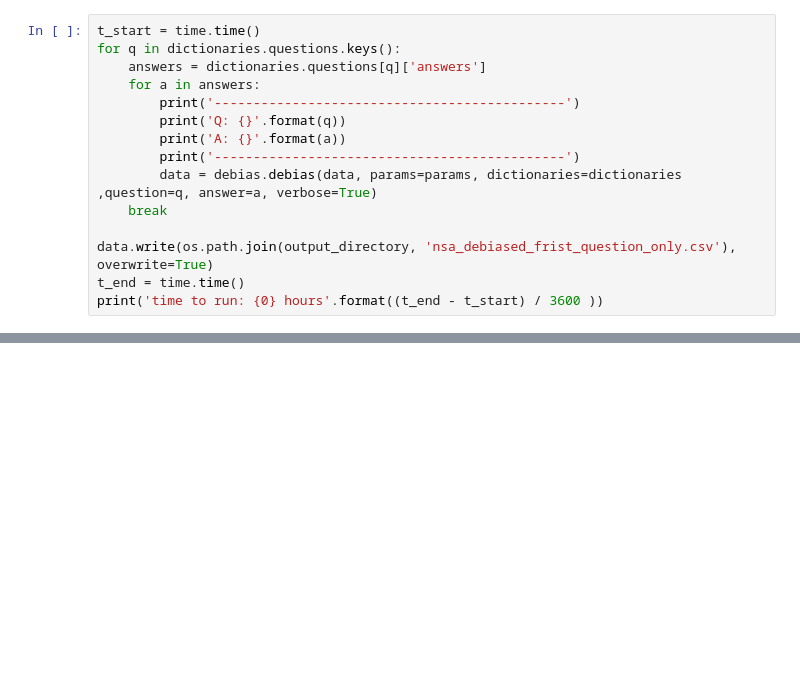
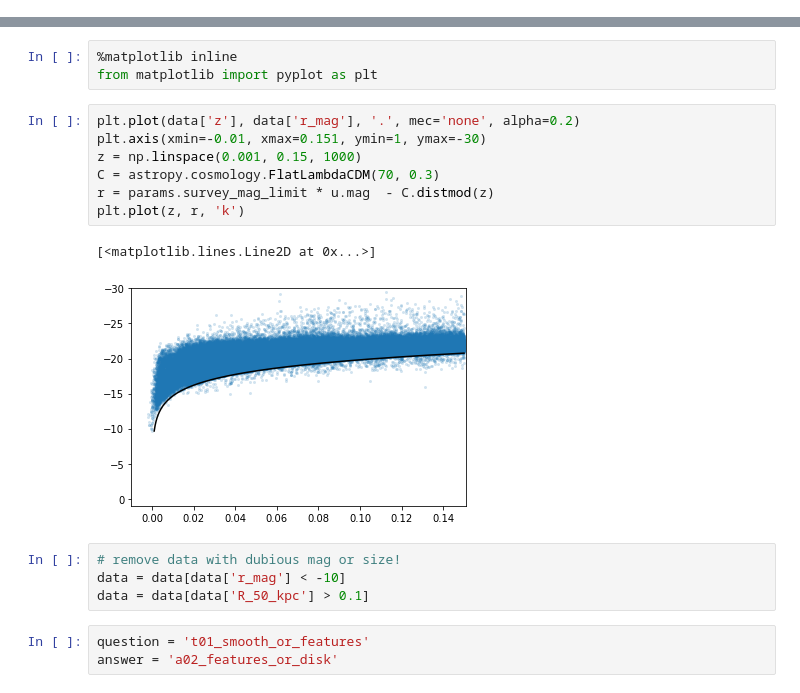
Before and after one commit to bamford/Debiasing, a Jupyter notebook: debias.ipynb, the cells around one changed output, grey strips where cells are left out. Cells and saved outputs as stored; diff of their text form; blank space fills up the shorter version.

```diff
--- a/debias.ipynb
+++ b/debias.ipynb
@@ -11,18 +21,3 @@ output_directory = params.output_directory
 
 if not os.path.isdir(output_directory):
     os.mkdir(output_directory)
-# %%
-t_start = time.time()
-for q in dictionaries.questions.keys():
-    answers = dictionaries.questions[q]['answers']
-    for a in answers:
-        print('---------------------------------------------')
-        print('Q: {}'.format(q))
-        print('A: {}'.format(a))
-        print('---------------------------------------------')
-        data = debias.debias(data, params=params, dictionaries=dictionaries ,question=q, answer=a, verbose=True)
-    break
-
-data.write(os.path.join(output_directory, 'nsa_debiased_frist_question_only.csv'), overwrite=True)
-t_end = time.time()
-print('time to run: {0} hours'.format((t_end - t_start) / 3600 ))
@@ -111,0 +24,20 @@ time to run: 0.8140535869201024 hours
+# %%
+%matplotlib inline
+from matplotlib import pyplot as plt
+# %%
+plt.plot(data['z'], data['r_mag'], '.', mec='none', alpha=0.2)
+plt.axis(xmin=-0.01, xmax=0.151, ymin=1, ymax=-30)
+z = np.linspace(0.001, 0.15, 1000)
+C = astropy.cosmology.FlatLambdaCDM(70, 0.3)
+r = params.survey_mag_limit * u.mag  - C.distmod(z)
+plt.plot(z, r, 'k')
+# %% [output]
+[<matplotlib.lines.Line2D at 0x...>]
+[figure, added]
+# %%
+# remove data with dubious mag or size!
+data = data[data['r_mag'] < -10]
+data = data[data['R_50_kpc'] > 0.1]
+# %%
+question = 't01_smooth_or_features'
+answer = 'a02_features_or_disk'
```
Also changed, not shown: parts of 17 cells of this notebook, 5 other files.
